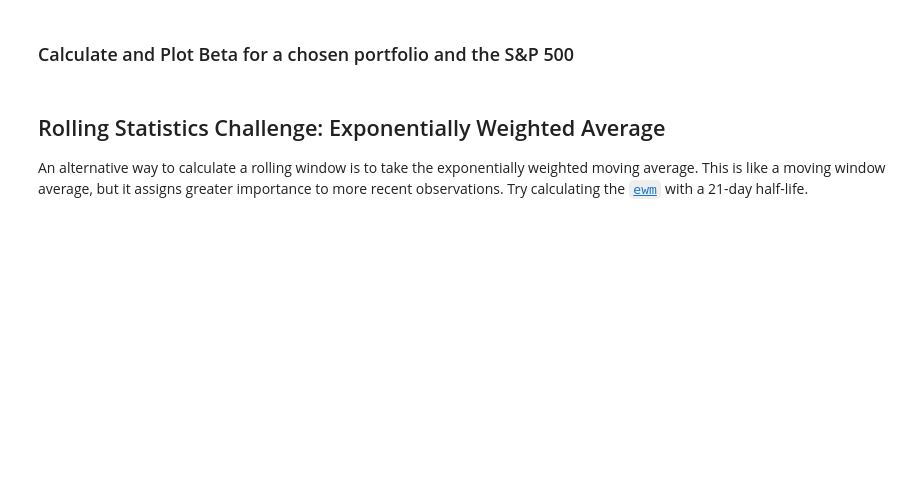
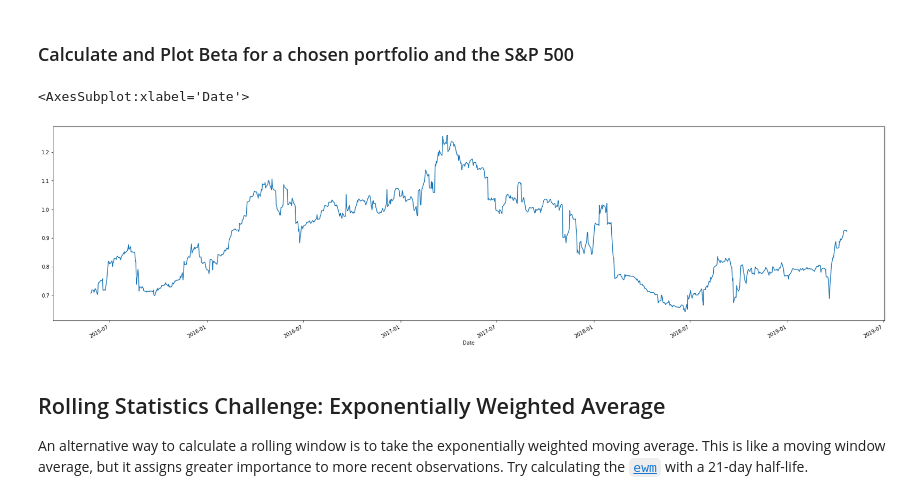
Before and after one commit to jdfwsp/pandas_for_data, a Jupyter notebook: whale_analysis.ipynb, the cells around one changed output. Cells and saved outputs as stored; diff of their text form; code cells hidden in the pictures; blank space fills up the shorter version.

Commit message:
Adds Rolling & Sharpe

```diff
--- a/whale_analysis.ipynb
+++ b/whale_analysis.ipynb
@@ -276,12 +280,16 @@ roll_21.plot(figsize = (30, 8))
 ### Calculate and Plot Beta for a chosen portfolio and the S&P 500
 # %%
 # Calculate covariance of a single portfolio
-
+covariance = comb_df['Algo 2'].rolling(window = 60).cov(comb_df['S&P 500'])
 # Calculate variance of S&P 500
-
+variance = comb_df['S&P 500'].rolling(window = 60).var()
 # Computing beta
-
+a2_beta = covariance / variance
 # Plot beta trend
+a2_beta.plot(figsize = (30, 8))
+# %% [output]
+<AxesSubplot:xlabel='Date'>
+[figure, added]
 # %% [markdown]
 ## Rolling Statistics Challenge: Exponentially Weighted Average
 
```
Also changed, not shown: parts of 6 cells of this notebook.
